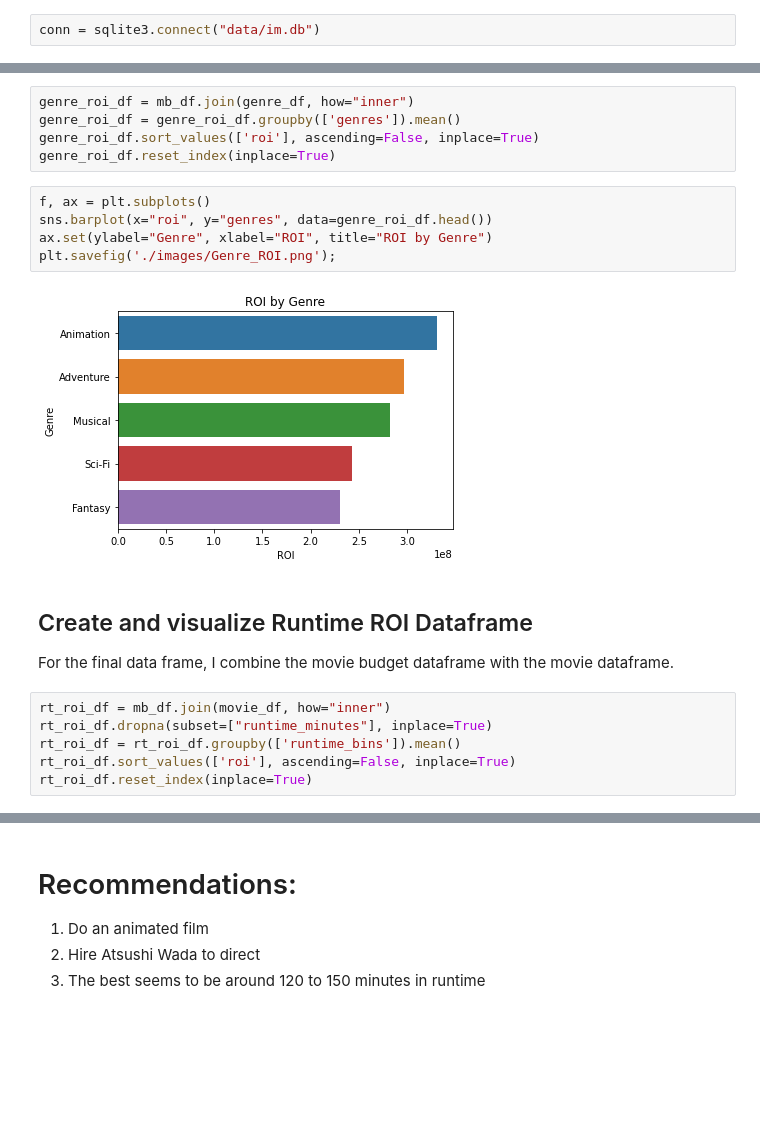
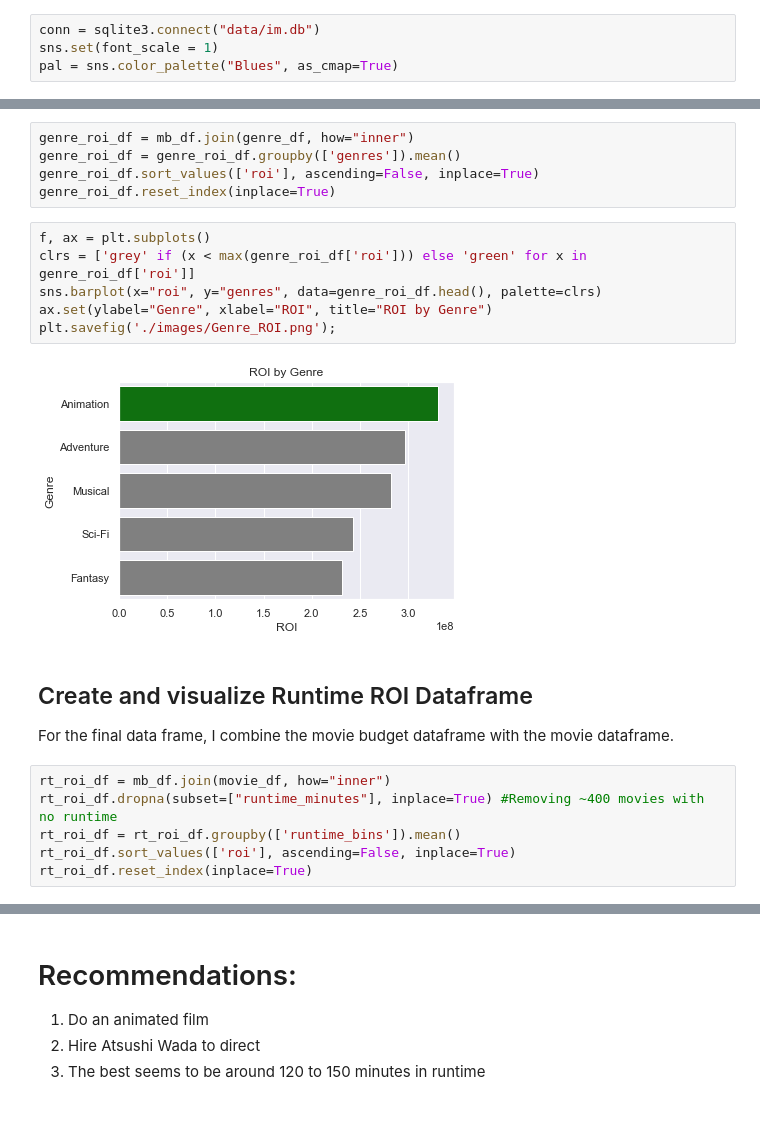
Before and after one commit to sammarder/dsc-phase-1-project-v2-4, a Jupyter notebook: student.ipynb, the cells around one changed output, grey strips where cells are left out. Saved outputs shown, nothing was run; the diff lists cells and outputs as text; blank space fills up the shorter version.

```diff
--- a/student.ipynb
+++ b/student.ipynb
@@ -26,3 +26,5 @@ import matplotlib.pyplot as plt
 %matplotlib inline
 # %%
 conn = sqlite3.connect("data/im.db")
+sns.set(font_scale = 1)
+pal = sns.color_palette("Blues", as_cmap=True)
@@ -160,17 +182,18 @@ genre_roi_df.sort_values(['roi'], ascending=False, inplace=True)
 genre_roi_df.reset_index(inplace=True)
 # %%
 f, ax = plt.subplots()
-sns.barplot(x="roi", y="genres", data=genre_roi_df.head())
+clrs = ['grey' if (x < max(genre_roi_df['roi'])) else 'green' for x in genre_roi_df['roi']]
+sns.barplot(x="roi", y="genres", data=genre_roi_df.head(), palette=clrs)
 ax.set(ylabel="Genre", xlabel="ROI", title="ROI by Genre")
 plt.savefig('./images/Genre_ROI.png');
 # %% [output]
-[figure, old version]
+[figure, new version]
 # %% [markdown]
 ## Create and visualize Runtime ROI Dataframe
 For the final data frame, I combine the movie budget dataframe with the movie dataframe.
 # %%
 rt_roi_df = mb_df.join(movie_df, how="inner")
-rt_roi_df.dropna(subset=["runtime_minutes"], inplace=True)
+rt_roi_df.dropna(subset=["runtime_minutes"], inplace=True) #Removing ~400 movies with no runtime
 rt_roi_df = rt_roi_df.groupby(['runtime_bins']).mean()
 rt_roi_df.sort_values(['roi'], ascending=False, inplace=True)
 rt_roi_df.reset_index(inplace=True)
```
Also changed, not shown: parts of 7 cells of this notebook, 5 other files.
